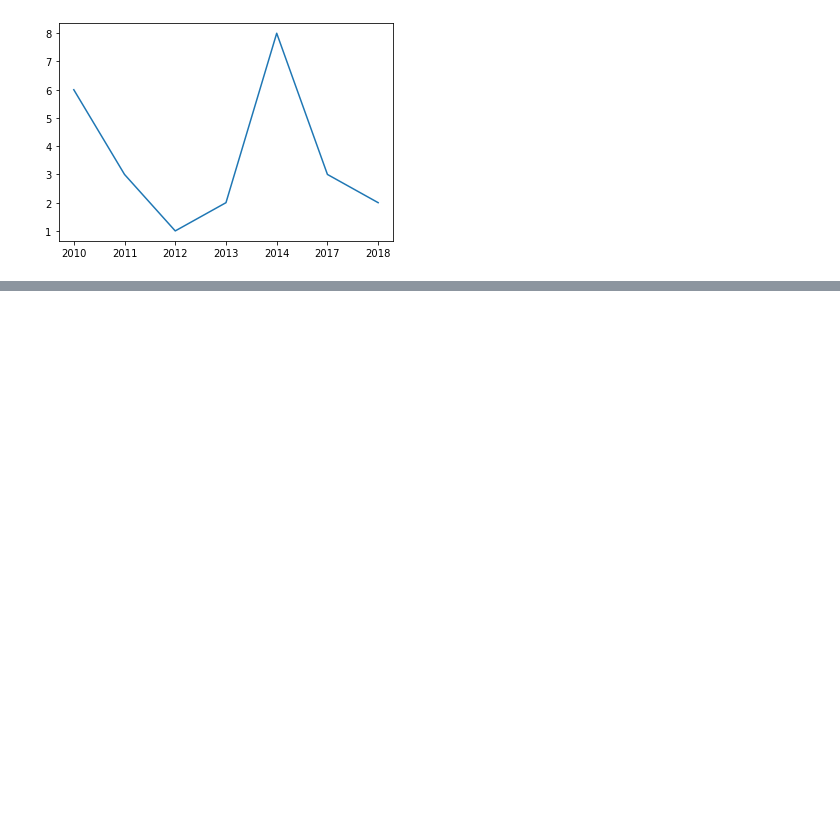
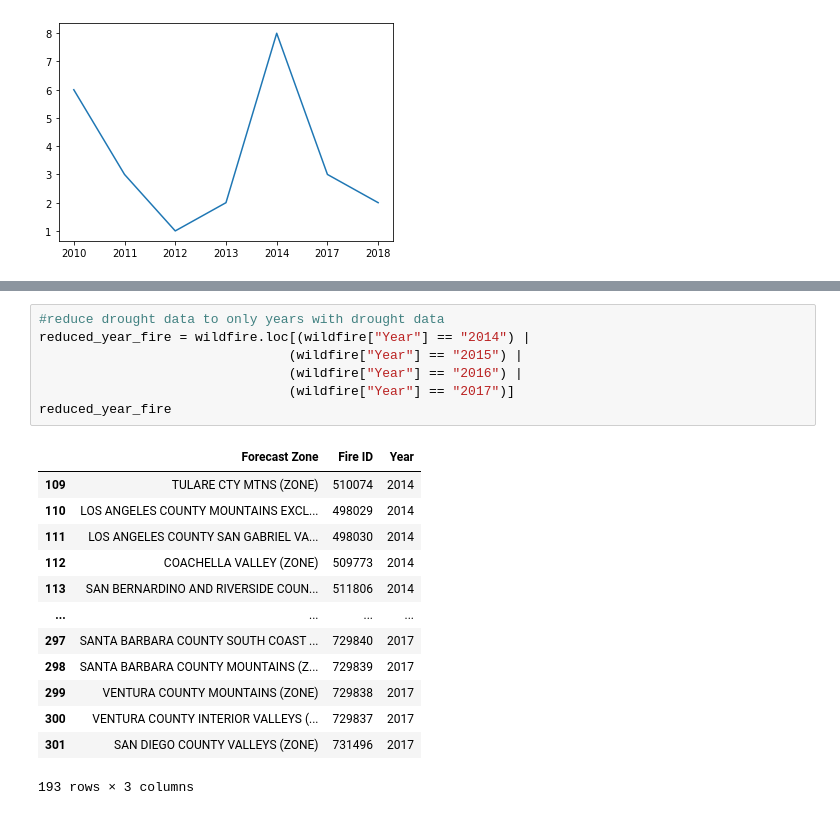
Before and after one commit to jacobdv/extreme-weather, a Jupyter notebook: wildfire_vs_drought.ipynb, the cells around one changed output, grey strips where cells are left out. Drawn from its saved outputs; the diff is of its cells as text; blank space fills up the shorter version.

```diff
--- a/wildfire_vs_drought.ipynb
+++ b/wildfire_vs_drought.ipynb
@@ -196,0 +208,21 @@ plt.plot(fire_s_sierra_mtn['Year'].unique(), (f_ssm_yrgp['Fire ID'].count()) )
+# %%
+#reduce drought data to only years with drought data
+reduced_year_fire = wildfire.loc[(wildfire["Year"] == "2014") |
+                                (wildfire["Year"] == "2015") |
+                                (wildfire["Year"] == "2016") |
+                                (wildfire["Year"] == "2017")]
+reduced_year_fire
+# %% [output]
+|  | Forecast Zone | Fire ID | Year |
+| 109 | TULARE CTY MTNS (ZONE) | 510074 | 2014 |
+| 110 | LOS ANGELES COUNTY MOUNTAINS EXCL... | 498029 | 2014 |
+| 111 | LOS ANGELES COUNTY SAN GABRIEL VA... | 498030 | 2014 |
+| 112 | COACHELLA VALLEY (ZONE) | 509773 | 2014 |
+| 113 | SAN BERNARDINO AND RIVERSIDE COUN... | 511806 | 2014 |
+| ... | ... | ... | ... |
+| 297 | SANTA BARBARA COUNTY SOUTH COAST ... | 729840 | 2017 |
+| 298 | SANTA BARBARA COUNTY MOUNTAINS (Z... | 729839 | 2017 |
+| 299 | VENTURA COUNTY MOUNTAINS (ZONE) | 729838 | 2017 |
+| 300 | VENTURA COUNTY INTERIOR VALLEYS (... | 729837 | 2017 |
+| 301 | SAN DIEGO COUNTY VALLEYS (ZONE) | 731496 | 2017 |
+193 rows × 3 columns
```
Also changed, not shown: parts of 2 cells of this notebook.
